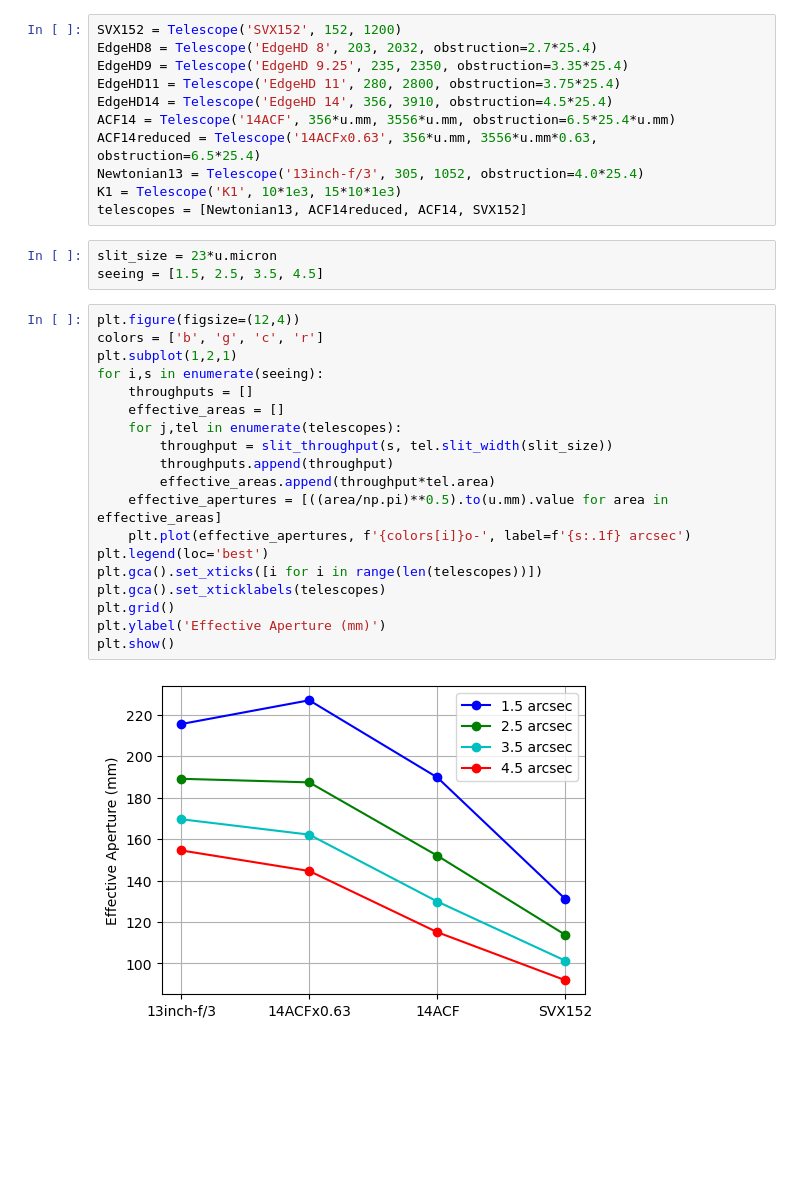
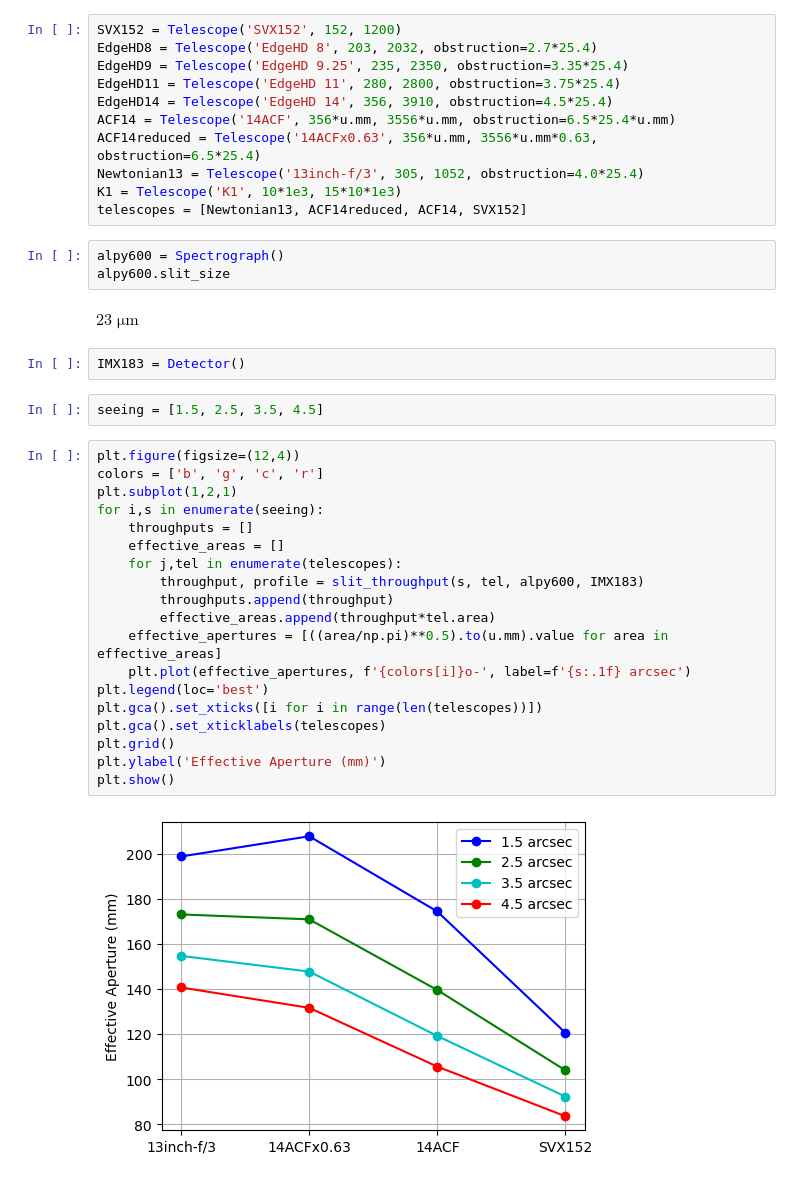
Before and after one commit to joshwalawender/SpecETC, a Jupyter notebook: SlitThroughput.ipynb, the cells around one changed output. Drawn from its saved outputs; the diff is of its cells as text; blank space fills up the shorter version.

```diff
--- a/SlitThroughput.ipynb
+++ b/SlitThroughput.ipynb
@@ -16,27 +18,33 @@ ACF14reduced = Telescope('14ACFx0.63', 356*u.mm, 3556*u.mm*0.63, obstruction=6.5
 Newtonian13 = Telescope('13inch-f/3', 305, 1052, obstruction=4.0*25.4)
 K1 = Telescope('K1', 10*1e3, 15*10*1e3)
 telescopes = [Newtonian13, ACF14reduced, ACF14, SVX152]
-# %%
-slit_size = 23*u.micron
-seeing = [1.5, 2.5, 3.5, 4.5]
+# %%
+alpy600 = Spectrograph()
+alpy600.slit_size
+# %% [output]
+$23 \; \mathrm{\mu m}$
+# %%
+IMX183 = Detector()
+# %%
+seeing = [1.5, 2.5, 3.5, 4.5]
 # %%
 plt.figure(figsize=(12,4))
 colors = ['b', 'g', 'c', 'r']
 plt.subplot(1,2,1)
 for i,s in enumerate(seeing):
     throughputs = []
     effective_areas = []
     for j,tel in enumerate(telescopes):
-        throughput = slit_throughput(s, tel.slit_width(slit_size))
+        throughput, profile = slit_throughput(s, tel, alpy600, IMX183)
         throughputs.append(throughput)
         effective_areas.append(throughput*tel.area)
     effective_apertures = [((area/np.pi)**0.5).to(u.mm).value for area in effective_areas]
     plt.plot(effective_apertures, f'{colors[i]}o-', label=f'{s:.1f} arcsec')
 plt.legend(loc='best')
 plt.gca().set_xticks([i for i in range(len(telescopes))])
 plt.gca().set_xticklabels(telescopes)
 plt.grid()
 plt.ylabel('Effective Aperture (mm)')
 plt.show()
 # %% [output]
-[figure, old version]
+[figure, new version]
```
Also changed, not shown: parts of 1 cell of this notebook, 12 other files.
